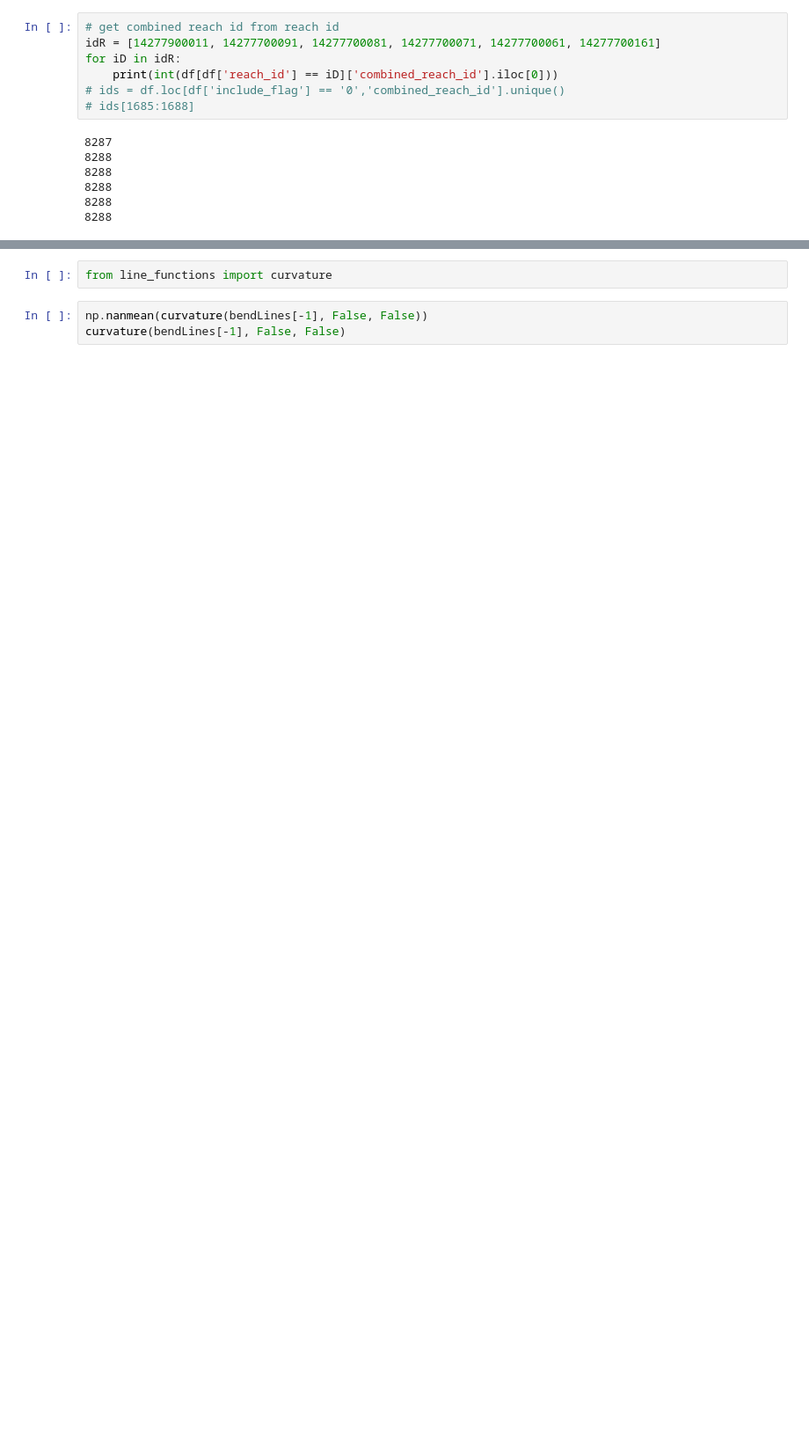
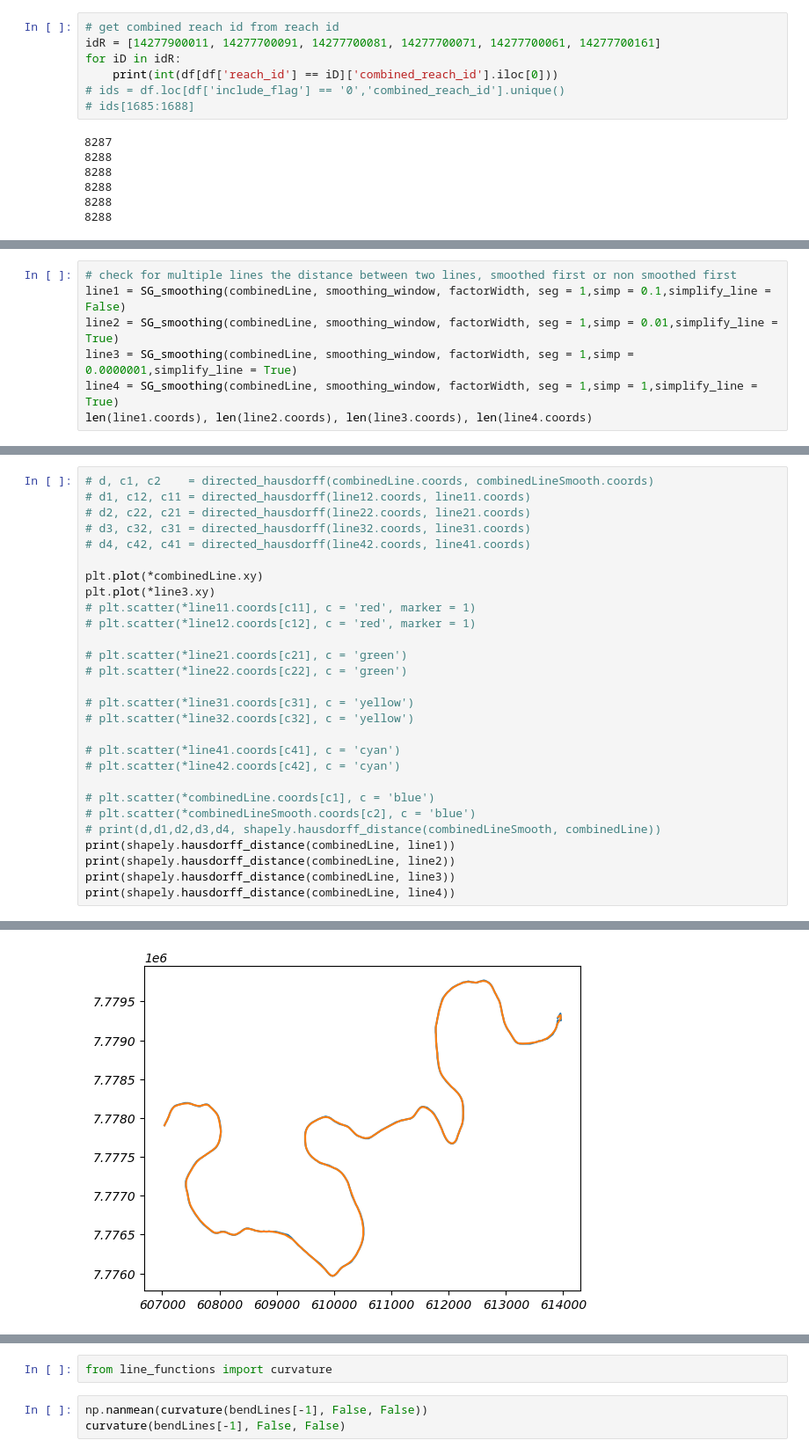
Before and after one commit to niekcde/river-confinement, a Jupyter notebook: test_inflectionPoint.ipynb, the cells around one changed output, grey strips where cells are left out. Shown at 88% size. Drawn from its saved outputs; the diff is of its cells as text; blank space fills up the shorter version.

```diff
--- a/test_inflectionPoint.ipynb
+++ b/test_inflectionPoint.ipynb
@@ -190,0 +258,7 @@ array([-8.48101180e-05,  1.43030125e-04, -4.37793399e-05,  1.70609097e-04])
+# %%
+# check for multiple lines the distance between two lines, smoothed first or non smoothed first
+line1 = SG_smoothing(combinedLine, smoothing_window, factorWidth, seg = 1,simp = 0.1,simplify_line = False)
+line2 = SG_smoothing(combinedLine, smoothing_window, factorWidth, seg = 1,simp = 0.01,simplify_line = True)
+line3 = SG_smoothing(combinedLine, smoothing_window, factorWidth, seg = 1,simp = 0.0000001,simplify_line = True)
+line4 = SG_smoothing(combinedLine, smoothing_window, factorWidth, seg = 1,simp = 1,simplify_line = True)
+len(line1.coords), len(line2.coords), len(line3.coords), len(line4.coords)
@@ -190,0 +273,29 @@ array([-8.48101180e-05,  1.43030125e-04, -4.37793399e-05,  1.70609097e-04])
+# %%
+# d, c1, c2    = directed_hausdorff(combinedLine.coords, combinedLineSmooth.coords)
+# d1, c12, c11 = directed_hausdorff(line12.coords, line11.coords)
+# d2, c22, c21 = directed_hausdorff(line22.coords, line21.coords)
+# d3, c32, c31 = directed_hausdorff(line32.coords, line31.coords)
+# d4, c42, c41 = directed_hausdorff(line42.coords, line41.coords)
+
+plt.plot(*combinedLine.xy)
+plt.plot(*line3.xy)
+# plt.scatter(*line11.coords[c11], c = 'red', marker = 1)
+# plt.scatter(*line12.coords[c12], c = 'red', marker = 1)
+
+# plt.scatter(*line21.coords[c21], c = 'green')
+# plt.scatter(*line22.coords[c22], c = 'green')
+
+# plt.scatter(*line31.coords[c31], c = 'yellow')
+# plt.scatter(*line32.coords[c32], c = 'yellow')
+
+# plt.scatter(*line41.coords[c41], c = 'cyan')
+# plt.scatter(*line42.coords[c42], c = 'cyan')
+
+# plt.scatter(*combinedLine.coords[c1], c = 'blue')
+# plt.scatter(*combinedLineSmooth.coords[c2], c = 'blue')
+# print(d,d1,d2,d3,d4, shapely.hausdorff_distance(combinedLineSmooth, combinedLine))
+print(shapely.hausdorff_distance(combinedLine, line1))
+print(shapely.hausdorff_distance(combinedLine, line2))
+print(shapely.hausdorff_distance(combinedLine, line3))
+print(shapely.hausdorff_distance(combinedLine, line4))
+# %% [output]
@@ -190,0 +306 @@ array([-8.48101180e-05,  1.43030125e-04, -4.37793399e-05,  1.70609097e-04])
+[figure, added]
```
Also changed, not shown: parts of 9 cells of this notebook, 19 other files.
